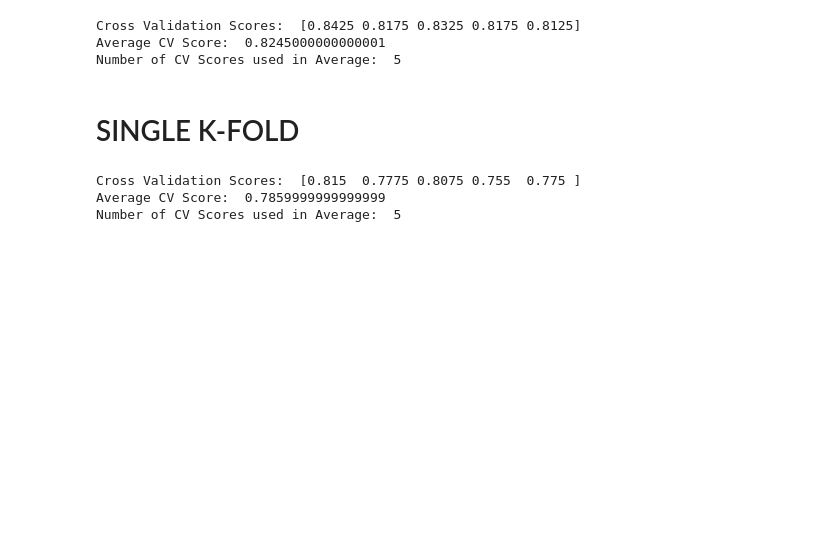
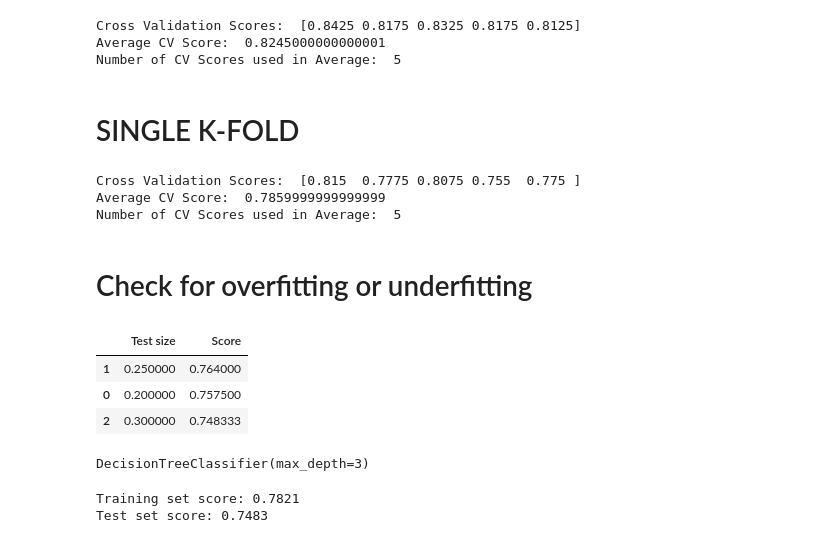
Before and after one commit to Mono260604/DecisionTree-py, a Jupyter notebook: fix_dec_tree.ipynb, the cells around one changed output. Drawn from its saved outputs; the diff is of its cells as text; code cells hidden in the pictures; blank space fills up the shorter version.

Commit message:
check overfitting or underfitting

```diff
--- a/fix_dec_tree.ipynb
+++ b/fix_dec_tree.ipynb
@@ -269,3 +269,41 @@ print("Number of CV Scores used in Average: ", len(single_data_scores))
 Cross Validation Scores:  [0.815  0.7775 0.8075 0.755  0.775 ]
 Average CV Score:  0.7859999999999999
 Number of CV Scores used in Average:  5
+# %% [markdown]
+# Check for overfitting or underfitting
+# %%
+# Array of test size value from 0.2 to 0.3
+test_size = np.arange(start=0.2, stop=0.35, step= 0.05)
+
+# Initialize a list where we'll store the score of each test size
+score =[]
+for size in test_size:
+    X_train1, X_test1, y_train1, y_test1 = train_test_split (X, y, test_size=size, random_state=0)
+    DT_Clf = DecisionTreeClassifier (max_depth=3)
+    DT_Clf.fit (X_train1, y_train1)
+    score.append (DT_Clf.score (X_test1, y_test1))
+
+# Create a dataframe to display the results
+r= pd.DataFrame({'Test size': test_size , 'Score': score})
+r.sort_values(by = ['Score'], ascending = False, inplace = True)
+r.style.highlight_max(color='#acd9a8')
+# %% [output]
+|  | Test size | Score |
+| 1 | 0.250000 | 0.764000 |
+| 0 | 0.200000 | 0.757500 |
+| 2 | 0.300000 | 0.748333 |
+# %%
+# Instantiate the model
+DT_model = DecisionTreeClassifier(max_depth=3)
+
+# Fit the model to the training set
+DT_model.fit(X_train1, y_train1)
+# %% [output]
+DecisionTreeClassifier(max_depth=3)
+# %%
+# print the scores on training and test set
+print('Training set score: {:.4f}'.format(DT_model.score(X_train1, y_train1)))
+print('Test set score: {:.4f}'.format(DT_model.score(X_test1, y_test1)))
+# %% [output]
+Training set score: 0.7821
+Test set score: 0.7483
```
Also changed, not shown: parts of 4 cells of this notebook.
